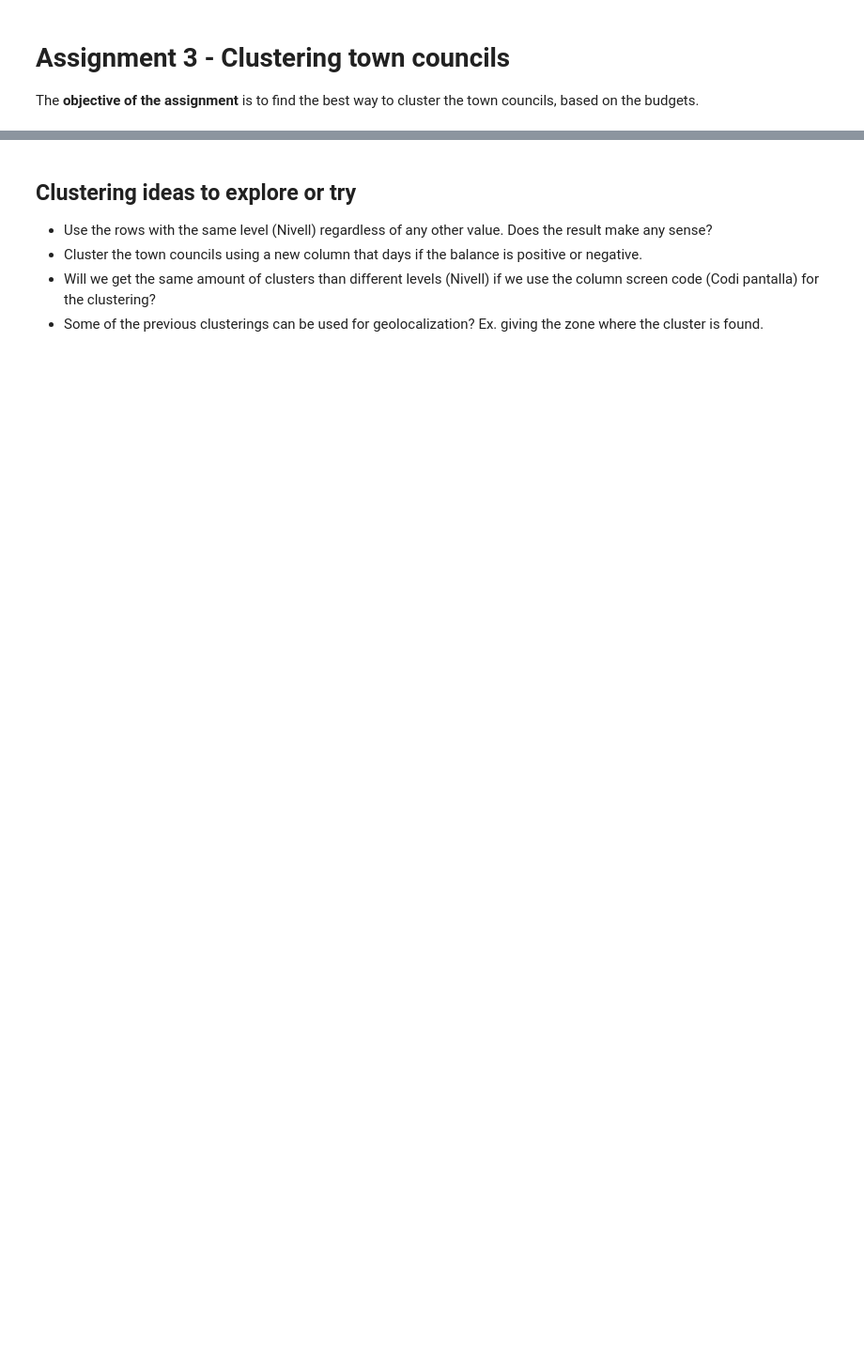
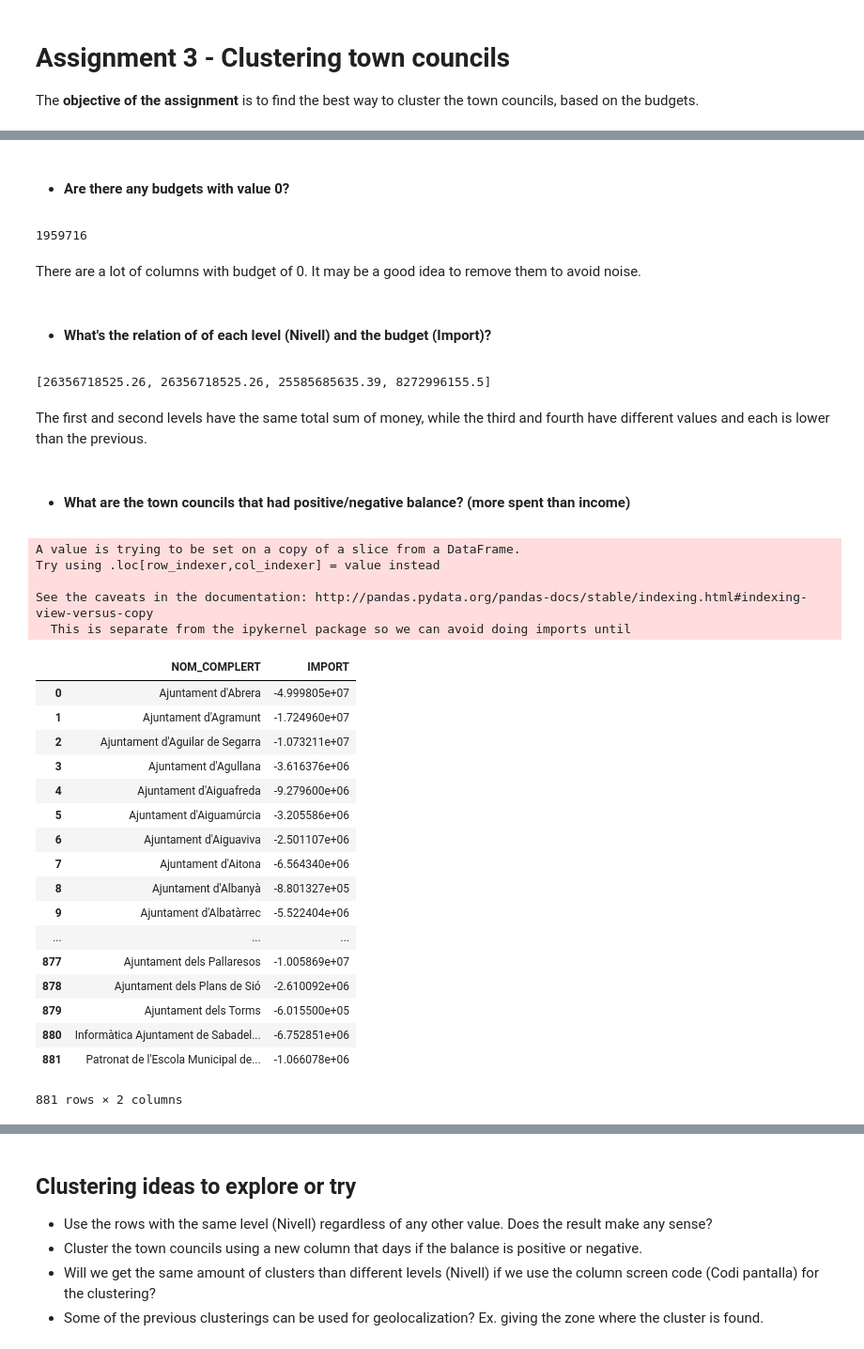
Before and after one commit to BigDataScience17-18/assignment-1-jordiadan_jordiromagosa, a Jupyter notebook: assignment_3.ipynb, the cells around one changed output, grey strips where cells are left out. Shown: that part at 94% size. Drawn from its saved outputs; the diff is of its cells as text; code cells hidden in the pictures; blank space fills up the shorter version.

```diff
--- a/assignment_3.ipynb
+++ b/assignment_3.ipynb
@@ -22,0 +83,61 @@ To prepare and investigate the data, there are several things that can be used,
+# %% [markdown]
+- #### Are there any budgets with value 0?
+# %%
+town_council_data.loc[town_council_data["IMPORT"] > 0].size
+# %% [output]
+1959716
+# %% [markdown]
+There are a lot of columns with budget of 0. It may be a good idea to remove them to avoid noise.
+# %% [markdown]
+- #### What's the relation of of each level (Nivell) and the budget (Import)?
+# %%
+levels = np.unique(town_council_data.NIVELL)
+expenses = []
+for i in levels:
+    current = town_council_data.loc[town_council_data["NIVELL"] == i]
+    expenses.append(current["IMPORT"].sum())
+expenses
+# %% [output]
+[26356718525.26, 26356718525.26, 25585685635.39, 8272996155.5]
+# %% [markdown]
+The first and second levels have the same total sum of money, while the third and fourth have different values and each is lower than the previous.
+# %% [markdown]
+- #### What are the town councils that had positive/negative balance? (more spent than income)
+# %%
+def transform_expense_to_negative(data):
+    expenses = data.loc[data["TIPUS_PARTIDA"] == "D"]
+    expenses["IMPORT"] = expenses["IMPORT"] * -1
+    income = data.loc[data["TIPUS_PARTIDA"] == "I"]
+    return expenses.append(income)
+
+
+transformed_data = town_council_data.copy()
+transformed_data = transform_expense_to_negative(transformed_data)
+
+transformed_data = transformed_data.groupby(["NOM_COMPLERT"])["IMPORT"].sum().reset_index()
+
+transformed_data.loc[transformed_data["IMPORT"] < 0]
+# %% [output]
+A value is trying to be set on a copy of a slice from a DataFrame.
+Try using .loc[row_indexer,col_indexer] = value instead
+
+See the caveats in the documentation: http://pandas.pydata.org/pandas-docs/stable/indexing.html#indexing-view-versus-copy
+  This is separate from the ipykernel package so we can avoid doing imports until
+|  | NOM_COMPLERT | IMPORT |
+| 0 | Ajuntament d'Abrera | -4.999805e+07 |
+| 1 | Ajuntament d'Agramunt | -1.724960e+07 |
+| 2 | Ajuntament d'Aguilar de Segarra | -1.073211e+07 |
+| 3 | Ajuntament d'Agullana | -3.616376e+06 |
+| 4 | Ajuntament d'Aiguafreda | -9.279600e+06 |
+| 5 | Ajuntament d'Aiguamúrcia | -3.205586e+06 |
+| 6 | Ajuntament d'Aiguaviva | -2.501107e+06 |
+| 7 | Ajuntament d'Aitona | -6.564340e+06 |
+| 8 | Ajuntament d'Albanyà | -8.801327e+05 |
+| 9 | Ajuntament d'Albatàrrec | -5.522404e+06 |
+| ... | ... | ... |
+| 877 | Ajuntament dels Pallaresos | -1.005869e+07 |
+| 878 | Ajuntament dels Plans de Sió | -2.610092e+06 |
+| 879 | Ajuntament dels Torms | -6.015500e+05 |
+| 880 | Informàtica Ajuntament de Sabadel... | -6.752851e+06 |
+| 881 | Patronat de l'Escola Municipal de... | -1.066078e+06 |
+881 rows × 2 columns
```
Also changed, not shown: parts of 15 cells of this notebook.
